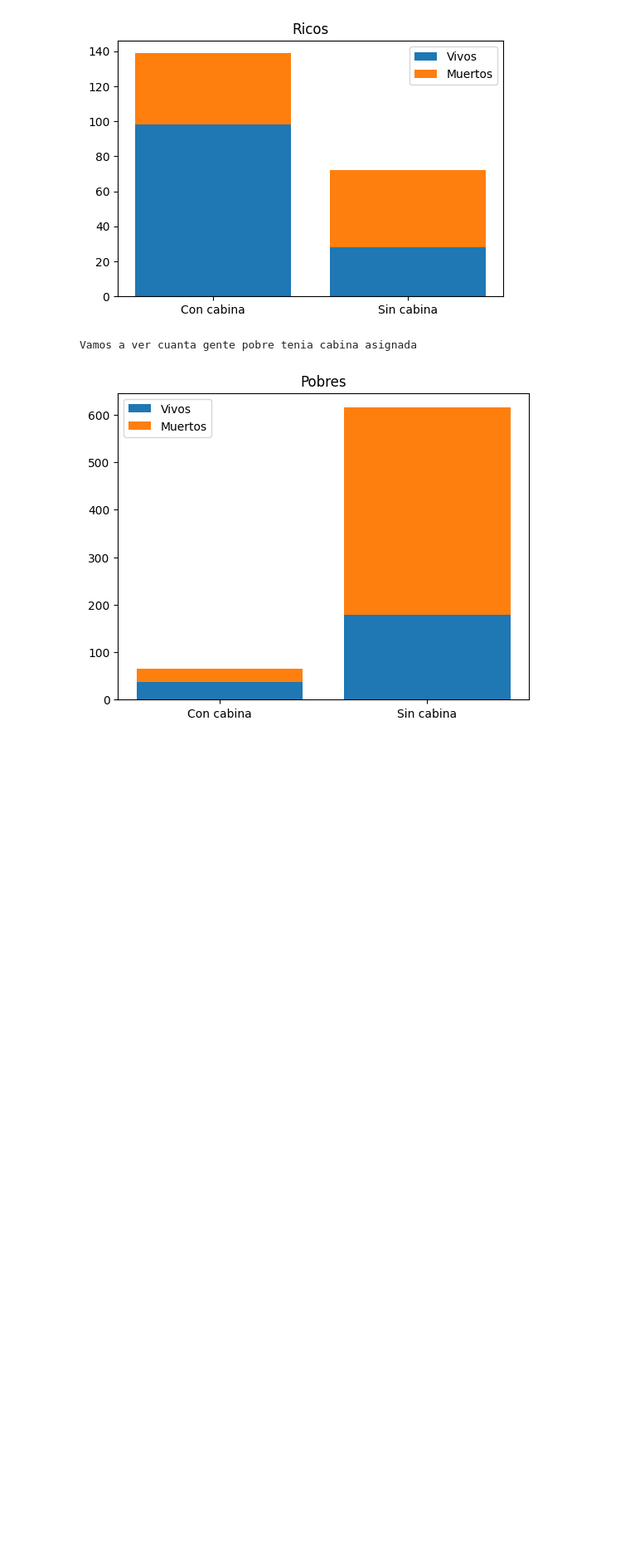
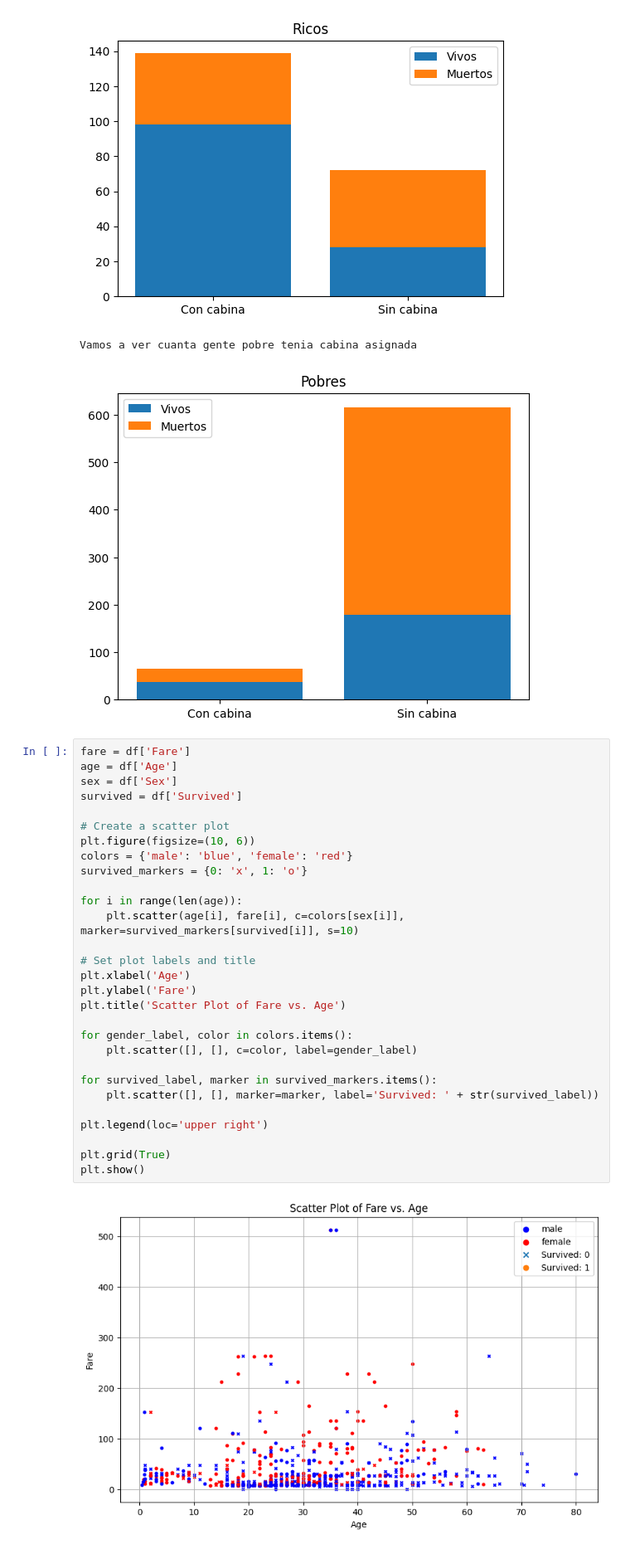
Before and after one commit to ManuelD3v/practicas-analisis-datos, a Jupyter notebook: practica titanic.ipynb, the cells around one changed output. Shown: that part at 83% size. Cells and saved outputs as stored; diff of their text form; blank space fills up the shorter version.

Commit message:
feat: scatter fare vs age

```diff
--- a/practica titanic.ipynb
+++ b/practica titanic.ipynb
@@ -284,3 +284,34 @@ Vamos a ver cuanta gente rica tenia cabina asignada
 [figure]
 Vamos a ver cuanta gente pobre tenia cabina asignada
 [figure]
+# %%
+fare = df['Fare']
+age = df['Age']
+sex = df['Sex']
+survived = df['Survived']
+
+# Create a scatter plot
+plt.figure(figsize=(10, 6))
+colors = {'male': 'blue', 'female': 'red'}
+survived_markers = {0: 'x', 1: 'o'}
+
+for i in range(len(age)):
+    plt.scatter(age[i], fare[i], c=colors[sex[i]], marker=survived_markers[survived[i]], s=10)
+
+# Set plot labels and title
+plt.xlabel('Age')
+plt.ylabel('Fare')
+plt.title('Scatter Plot of Fare vs. Age')
+
+for gender_label, color in colors.items():
+    plt.scatter([], [], c=color, label=gender_label)
+
+for survived_label, marker in survived_markers.items():
+    plt.scatter([], [], marker=marker, label='Survived: ' + str(survived_label))
+
+plt.legend(loc='upper right')
+
+plt.grid(True)
+plt.show()
+# %% [output]
+[figure, added]
```
